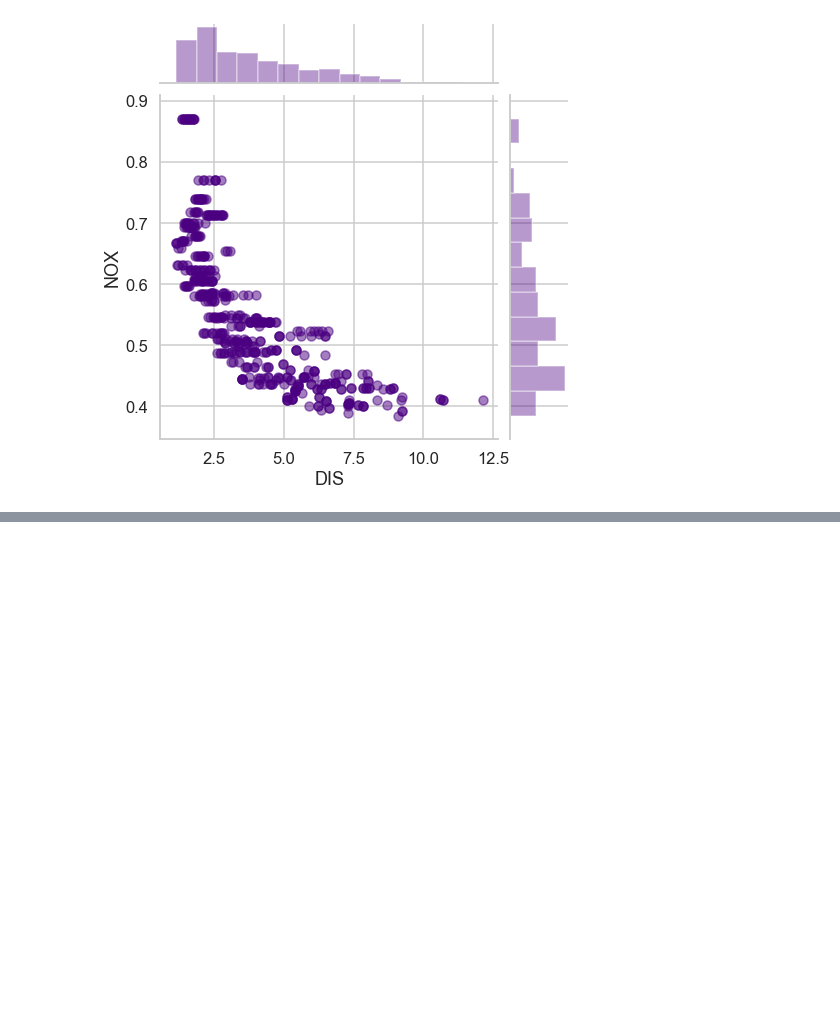
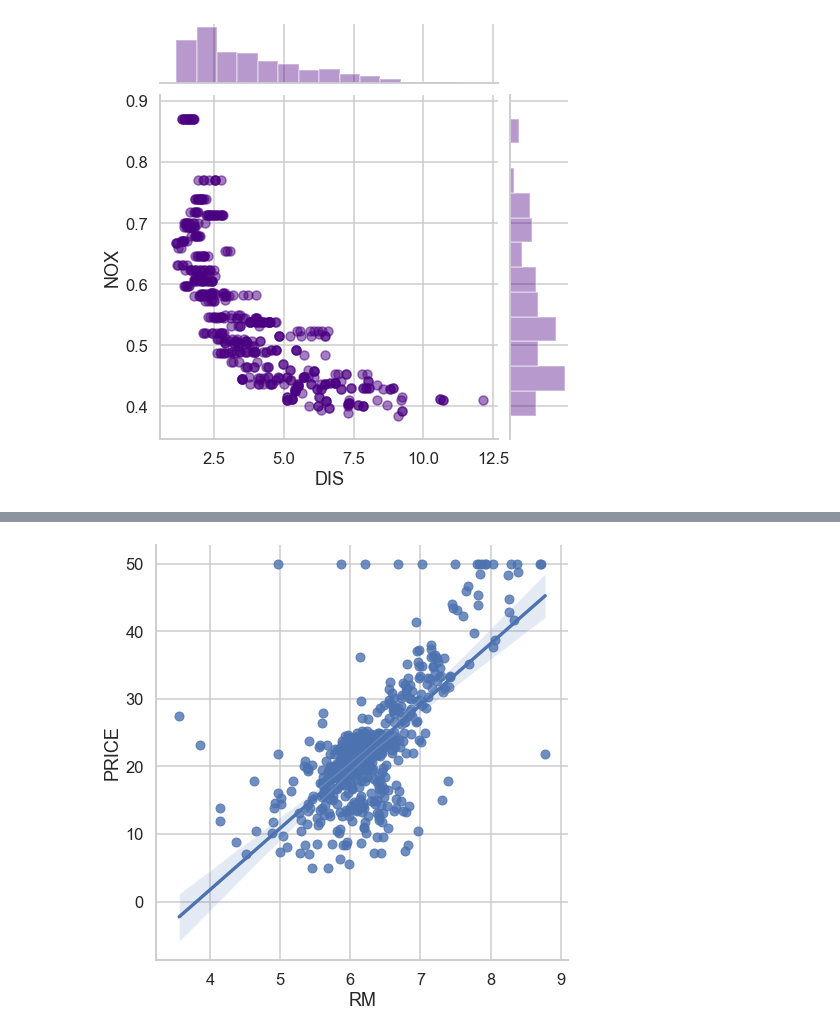
Before and after one commit to Samuel-S-Ampofo/MachineLearning, a Jupyter notebook: 04 Multivriate Regression.ipynb, the cells around one changed output, grey strips where cells are left out. Drawn from its saved outputs; the diff is of its cells as text; code cells hidden in the pictures; blank space fills up the shorter version.

```diff
--- a/04 Multivriate Regression.ipynb
+++ b/04 Multivriate Regression.ipynb
@@ -414,0 +466,5 @@ plt.show()
+# %%
+sns.lmplot(x='RM', y='PRICE', data=data,height=7)
+plt.show()
+# %% [output]
+[figure, added]
```
Also changed, not shown: parts of 13 cells of this notebook, 1 other file.
